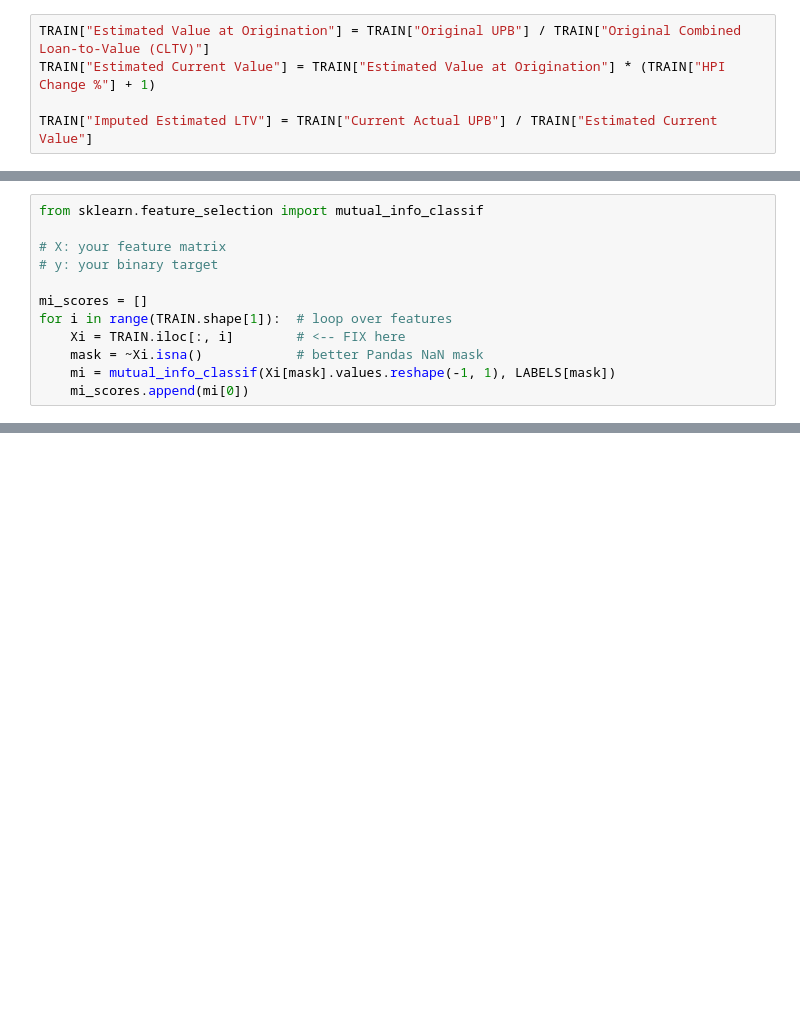
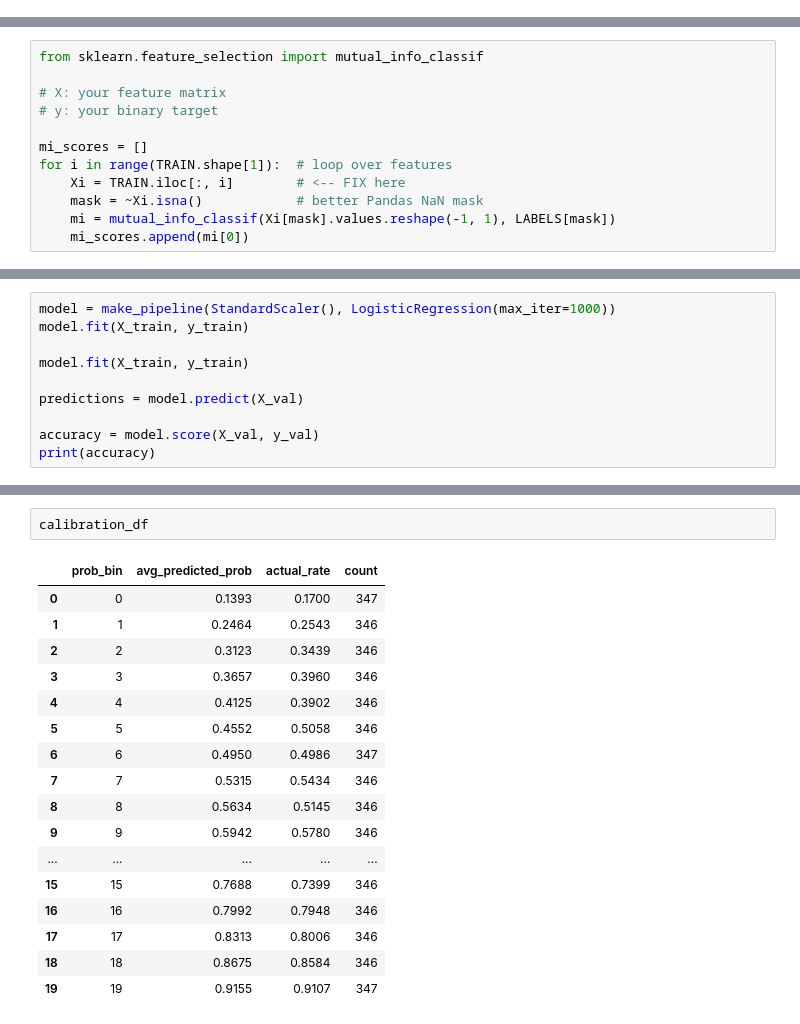
Before and after one commit to SeanVilloresi/freddie-data, a Jupyter notebook: DefaultGivenStress.ipynb, the cells around one changed output, grey strips where cells are left out. Cells and saved outputs as stored; diff of their text form; blank space fills up the shorter version.

```diff
--- a/DefaultGivenStress.ipynb
+++ b/DefaultGivenStress.ipynb
@@ -76,5 +62,0 @@ TRAIN[TRAIN["HPI Change %"].isna()]
-# %%
-TRAIN["Estimated Value at Origination"] = TRAIN["Original UPB"] / TRAIN["Original Combined Loan-to-Value (CLTV)"]
-TRAIN["Estimated Current Value"] = TRAIN["Estimated Value at Origination"] * (TRAIN["HPI Change %"] + 1)
-
-TRAIN["Imputed Estimated LTV"] = TRAIN["Current Actual UPB"] / TRAIN["Estimated Current Value"]
@@ -117,0 +147,10 @@ dtype: float64
+# %%
+model = make_pipeline(StandardScaler(), LogisticRegression(max_iter=1000))
+model.fit(X_train, y_train)
+
+model.fit(X_train, y_train)
+
+predictions = model.predict(X_val)
+
+accuracy = model.score(X_val, y_val)
+print(accuracy)
@@ -117,0 +273,20 @@ dtype: float64
+# %%
+calibration_df
+# %% [output]
+|  | prob_bin | avg_predicted_prob | actual_rate | count |
+| 0 | 0 | 0.1393 | 0.1700 | 347 |
+| 1 | 1 | 0.2464 | 0.2543 | 346 |
+| 2 | 2 | 0.3123 | 0.3439 | 346 |
+| 3 | 3 | 0.3657 | 0.3960 | 346 |
+| 4 | 4 | 0.4125 | 0.3902 | 346 |
+| 5 | 5 | 0.4552 | 0.5058 | 346 |
+| 6 | 6 | 0.4950 | 0.4986 | 347 |
+| 7 | 7 | 0.5315 | 0.5434 | 346 |
+| 8 | 8 | 0.5634 | 0.5145 | 346 |
+| 9 | 9 | 0.5942 | 0.5780 | 346 |
+| ... | ... | ... | ... | ... |
+| 15 | 15 | 0.7688 | 0.7399 | 346 |
+| 16 | 16 | 0.7992 | 0.7948 | 346 |
+| 17 | 17 | 0.8313 | 0.8006 | 346 |
+| 18 | 18 | 0.8675 | 0.8584 | 346 |
+| 19 | 19 | 0.9155 | 0.9107 | 347 |
```
Also changed, not shown: parts of 20 cells of this notebook, 5 other files.
